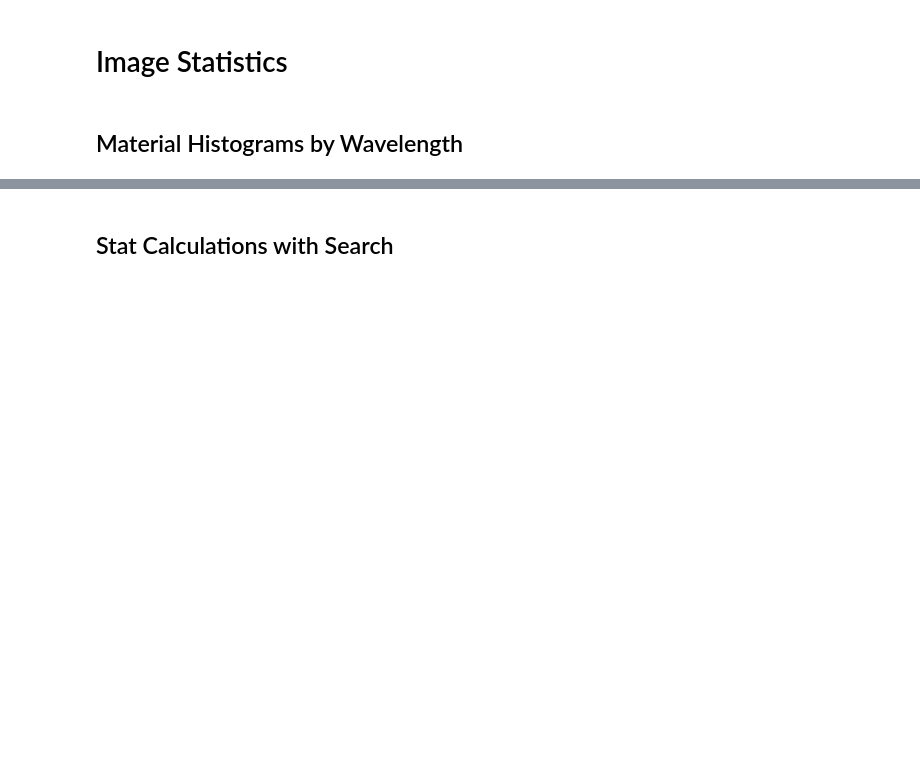
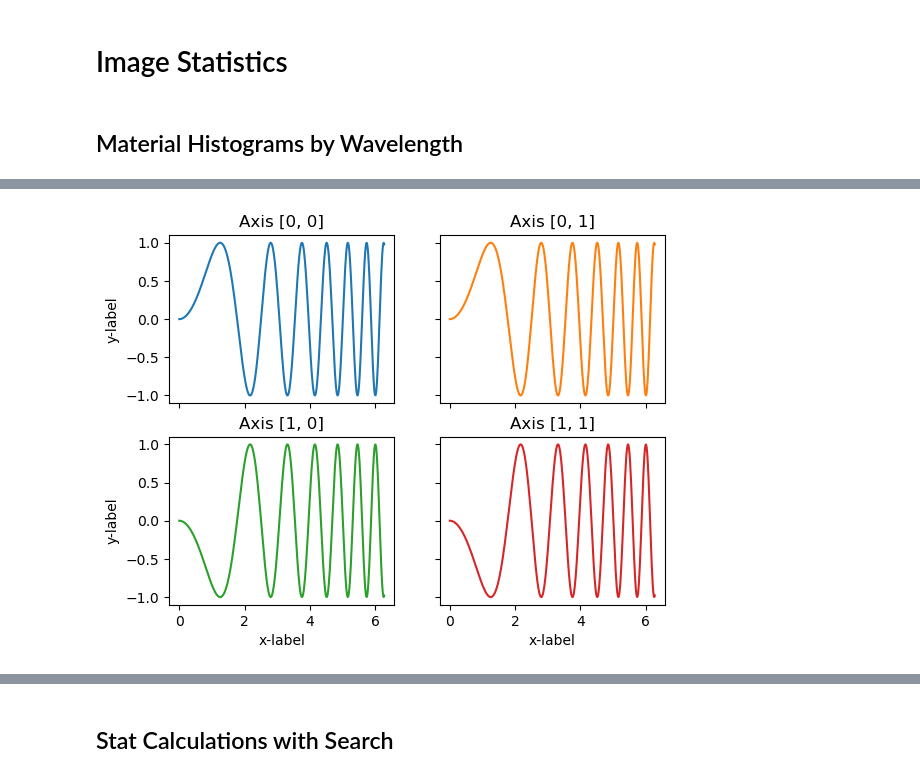
Before and after one commit to jfan14mc/Sand-Image-Anaylsis, a Jupyter notebook: imageTesting.ipynb, the cells around one changed output, grey strips where cells are left out. Saved outputs shown, nothing was run; the diff lists cells and outputs as text; code cells hidden in the pictures; blank space fills up the shorter version.

```diff
--- a/imageTesting.ipynb
+++ b/imageTesting.ipynb
@@ -285,0 +318,21 @@ for wave in waves:
+# %%
+#stacking plot and graph together
+fig, axs = plt.subplots(2, 2)
+
+axs[0, 0].plot(x, y)
+axs[0, 0].set_title('Axis [0, 0]')
+axs[0, 1].plot(x, y, 'tab:orange')
+axs[0, 1].set_title('Axis [0, 1]')
+axs[1, 0].plot(x, -y, 'tab:green')
+axs[1, 0].set_title('Axis [1, 0]')
+axs[1, 1].plot(x, -y, 'tab:red')
+axs[1, 1].set_title('Axis [1, 1]')
+
+for ax in axs.flat:
+    ax.set(xlabel='x-label', ylabel='y-label')
+
+# Hide x labels and tick labels for top plots and y ticks for right plots.
+for ax in axs.flat:
+    ax.label_outer()
+# %% [output]
+[figure, added]
```
Also changed, not shown: parts of 13 cells of this notebook.
